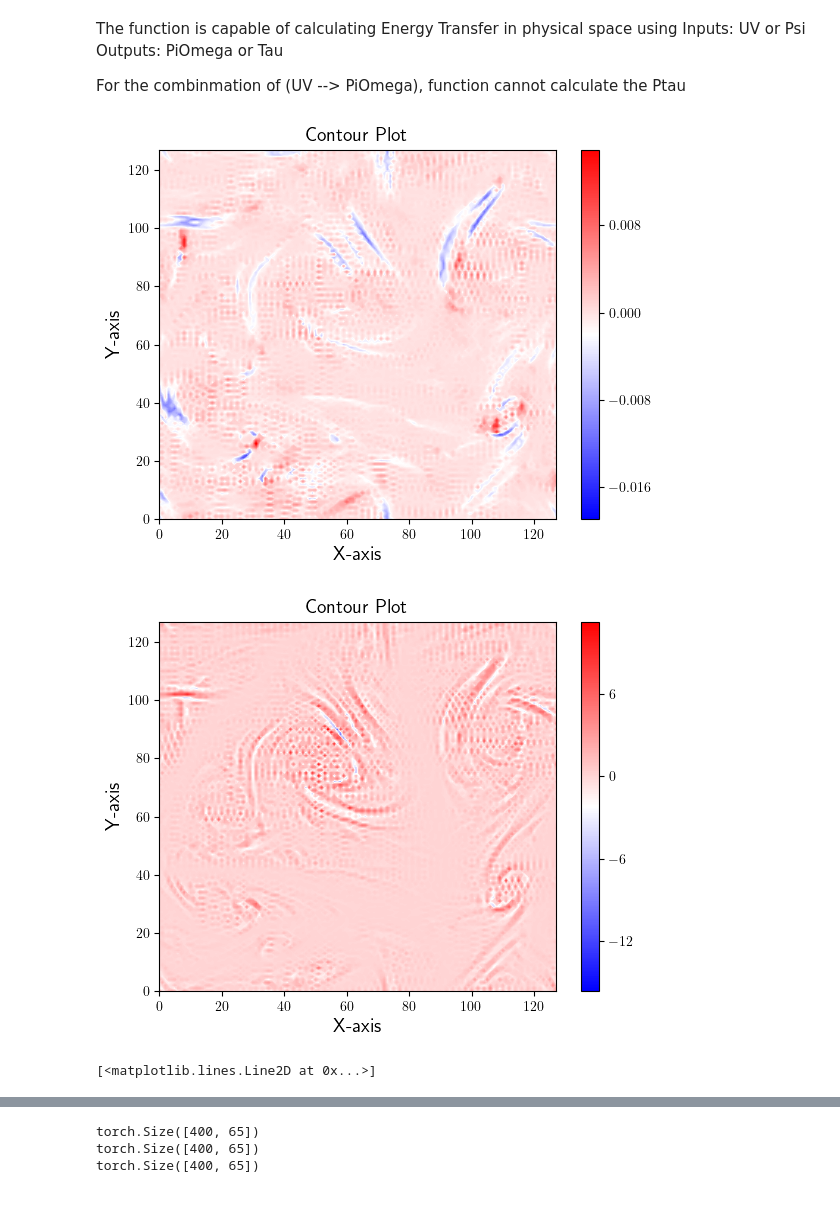
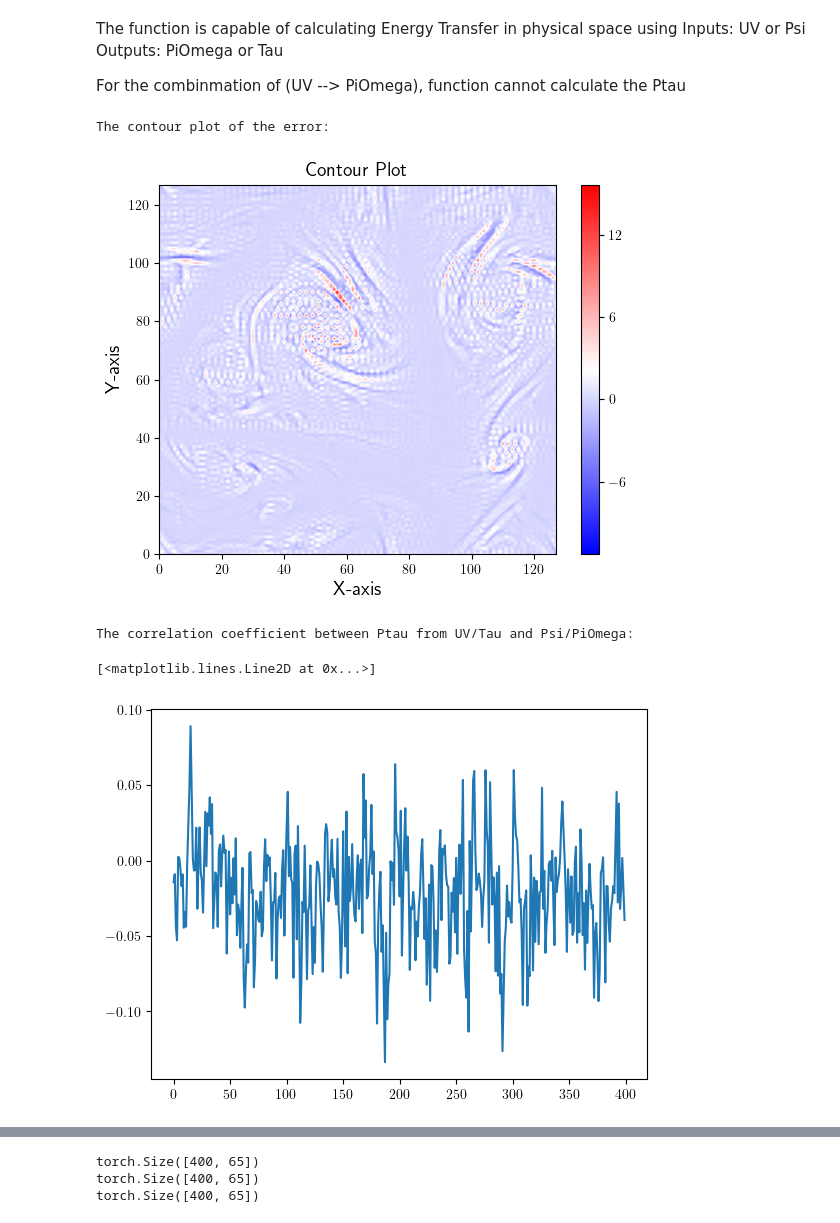
Before and after one commit to moeindarman77/CGFT, a Jupyter notebook: metrics.ipynb, the cells around one changed output, grey strips where cells are left out. Cells and saved outputs as stored; diff of their text form; code cells hidden in the pictures.

```diff
--- a/metrics.ipynb
+++ b/metrics.ipynb
@@ -253,20 +253,23 @@ def energy_transfer_2DFHIT(input='UV', output='Tau', U=None, V=None, Tau11=None,
 # %%
 from utils.create_contour_plot import create_contour_plot
 # Validate Ptau from UV/Tau and Psi/PiOmega
 
 Ptau_UV_Tau = torch.zeros(400, 128, 128)
 Ptau_Psi_PiOmega = torch.zeros(400, 128, 128)
 cc_Ptau = torch.zeros(400)
 for i in range(400):
     Ptau_UV_Tau[i] = energy_transfer_2DFHIT(input='UV', output='Tau', U=U[i], V=V[i], Tau11=S1[i], Tau12=S2[i], Tau22=S3[i], Kx=Kx, Ky=Ky, Ksq=Ksq)
     Ptau_Psi_PiOmega[i] = energy_transfer_2DFHIT(input='Psi', output='PiOmega', Psi=Psi[i], PiOmega=PiOmega[i], Kx=Kx, Ky=Ky, Ksq=Ksq)
     cc_Ptau[i] = corr2(Ptau_UV_Tau[i], Ptau_Psi_PiOmega[i])
 
-create_contour_plot(Ptau_UV_Tau[0])
-create_contour_plot(Ptau_Psi_PiOmega[0])
+print("The contour plot of the error: ")
+create_contour_plot(Ptau_UV_Tau[0]-Ptau_Psi_PiOmega[0])
 
+print("The correlation coefficient between Ptau from UV/Tau and Psi/PiOmega: ")
 plt.plot(cc_Ptau)
 # %% [output]
+The contour plot of the error:
-[figure, old version]
+[figure, new version]
+The correlation coefficient between Ptau from UV/Tau and Psi/PiOmega:
+[<matplotlib.lines.Line2D at 0x...>]
-[figure, old version]
+[figure, new version]
-[<matplotlib.lines.Line2D at 0x...>]
```
Also changed, not shown: parts of 11 cells of this notebook.
